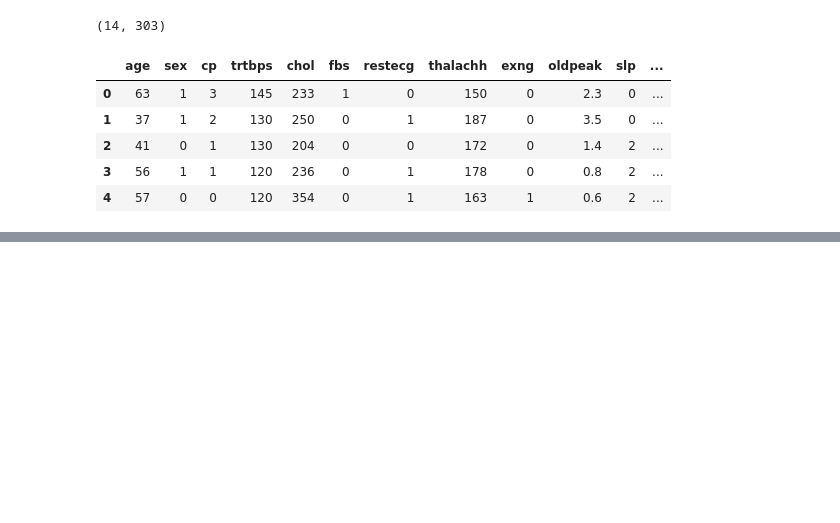
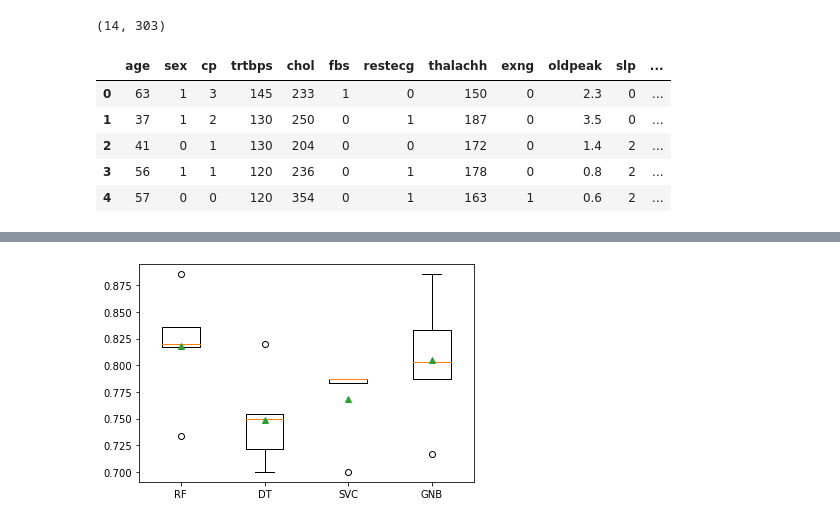
Before and after one commit to sunil3092/DBSEdu, a Jupyter notebook: Machine Learning and Pattern Recognisation/CA/CA_2 - 60per/CA2.ipynb, the cells around one changed output, grey strips where cells are left out. Saved outputs shown, nothing was run; the diff lists cells and outputs as text; code cells hidden in the pictures; blank space fills up the shorter version.

```diff
--- a/Machine Learning and Pattern Recognisation/CA/CA_2 - 60per/CA2.ipynb
+++ b/Machine Learning and Pattern Recognisation/CA/CA_2 - 60per/CA2.ipynb
@@ -160,0 +287,4 @@ clf_cv_scores_bo = clf_cv_scores
+# %%
+plt.boxplot(clf_cv_scores.values(), labels = clf_cv_scores.keys(), showmeans = True);
+# %% [output]
+[figure, added]
```
Also changed, not shown: parts of 46 cells of this notebook, 3 other files.
